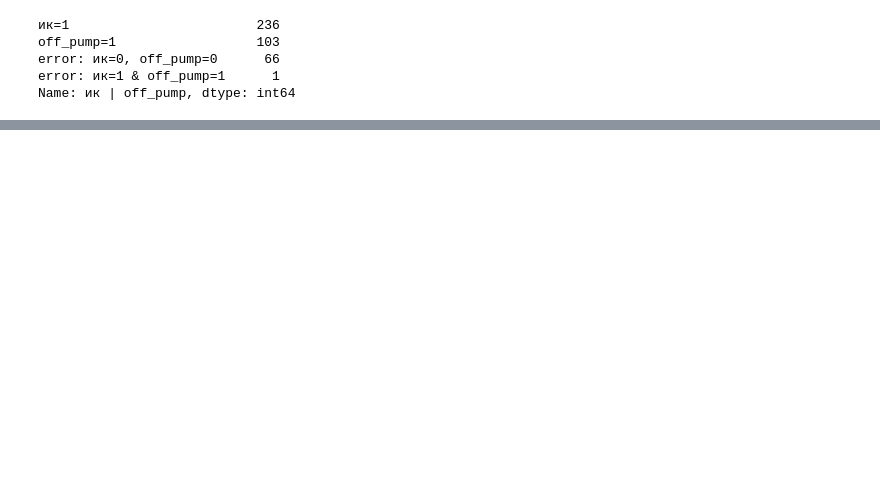
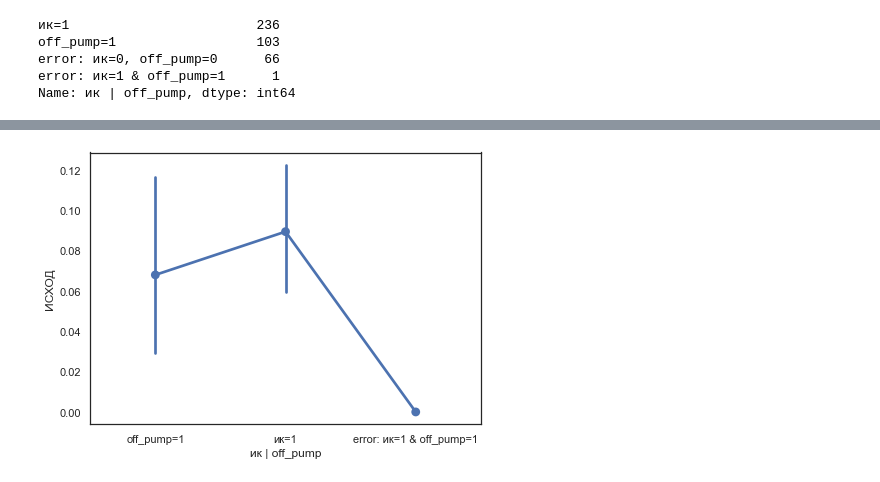
Before and after one commit to oskinm/wound_outcomes, a Jupyter notebook: notebooks/04-oskin-eda.ipynb, the cells around one changed output, grey strips where cells are left out. Saved outputs shown, nothing was run; the diff lists cells and outputs as text; code cells hidden in the pictures; blank space fills up the shorter version.

```diff
--- a/notebooks/04-oskin-eda.ipynb
+++ b/notebooks/04-oskin-eda.ipynb
@@ -316,0 +322,15 @@ _ = ax.legend(handles=handles[1:], labels=labels[1:], loc='center left', bbox_to
+# %%
+cabg_fixed = df.loc[df['амкш'] == 1, ['ик', 'off_pump', 'ИСХОД']]
+cabg_fixed['ик'] = cabg_fixed.apply(lambda x: 1 if (x['off_pump'] == 0) & (x['ик'] == 0) else x['ик'], axis=1)
+# %%
+cabg_fixed['ик | off_pump'] = cabg_fixed['ик']*2 + cabg_fixed['off_pump']
+cabg_fixed['ик | off_pump'] = cabg_fixed['ик | off_pump'].astype('category')
+cabg_fixed['ик | off_pump'] = cabg_fixed['ик | off_pump'].cat.rename_categories({0: 'error: ик=0, off_pump=0',
+                                                                     1: 'off_pump=1',
+                                                                     2: 'ик=1',
+                                                                     3: 'error: ик=1 & off_pump=1'})
+# %%
+fig, ax = plt.subplots(figsize=(7, 5))
+sns.pointplot(x='ик | off_pump', y='ИСХОД', data=cabg_fixed, ax=ax);
+# %% [output]
+[figure, added]
```
Also changed, not shown: parts of 12 cells of this notebook.
